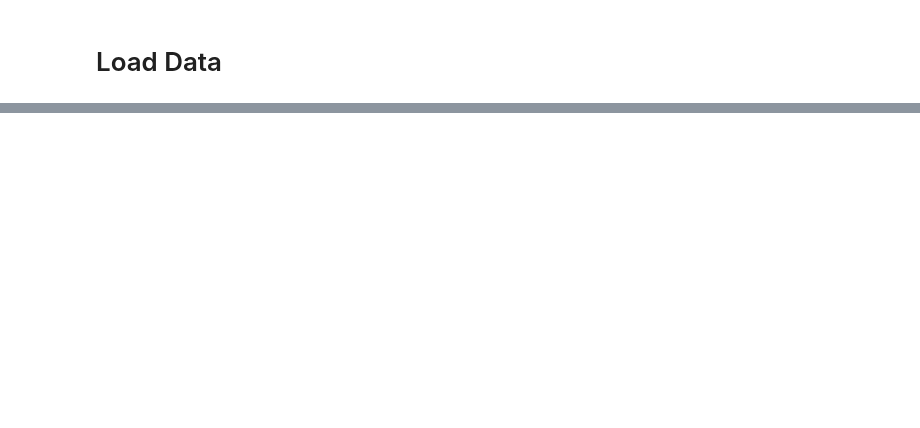
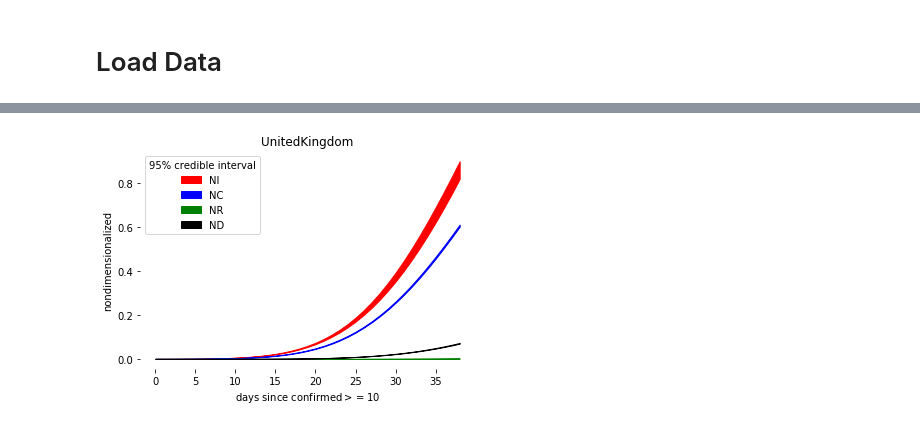
Before and after one commit to ccc1685/covid-19, a Jupyter notebook: Stan/postmodel.ipynb, the cells around one changed output, grey strips where cells are left out. Drawn from its saved outputs; the diff is of its cells as text; code cells hidden in the pictures; blank space fills up the shorter version.

```diff
--- a/Stan/postmodel.ipynb
+++ b/Stan/postmodel.ipynb
@@ -124,0 +107,32 @@ plt.legend()
+# %%
+
+x = np.shape(fit['fit']['u'])[1]
+NI_lb = []
+NI_ub = []
+NC_lb = []
+NC_ub = []
+NR_lb = []
+NR_ub = []
+ND_lb = []
+ND_ub = []
+for i in range(x):
+    NI_lb.append(np.percentile(fit['fit']['u'][:,i,2],2.5))
+    NI_ub.append(np.percentile(fit['fit']['u'][:,i,2],97.5))
+    NC_lb.append(np.percentile(fit['fit']['u'][:,i,3],2.5))
+    NC_ub.append(np.percentile(fit['fit']['u'][:,i,3],97.5))
+    NR_lb.append(np.percentile(fit['fit']['u'][:,i,4],2.5))
+    NR_ub.append(np.percentile(fit['fit']['u'][:,i,4],97.5))
+    ND_lb.append(np.percentile(fit['fit']['u'][:,i,5],2.5))
+    ND_ub.append(np.percentile(fit['fit']['u'][:,i,5],97.5))
+
+plt.fill_between(range(x), NI_lb, NI_ub,color='r',label='NI')
+plt.fill_between(range(x), NC_lb, NC_ub,color='b',label='NC')
+plt.fill_between(range(x), NR_lb, NR_ub,color='g',label='NR')
+plt.fill_between(range(x), ND_lb, ND_ub,color='k',label='ND')
+plt.ylabel('nondimensionalized')
+plt.xlabel(r'days since confirmed$>=$10')
+plt.title(roi)
+plt.legend(title='95% credible interval',loc=2)
+simpleaxis(plt.gca())
+# %% [output]
+[figure, added]
```
Also changed, not shown: parts of 6 cells of this notebook, 5 other files.
